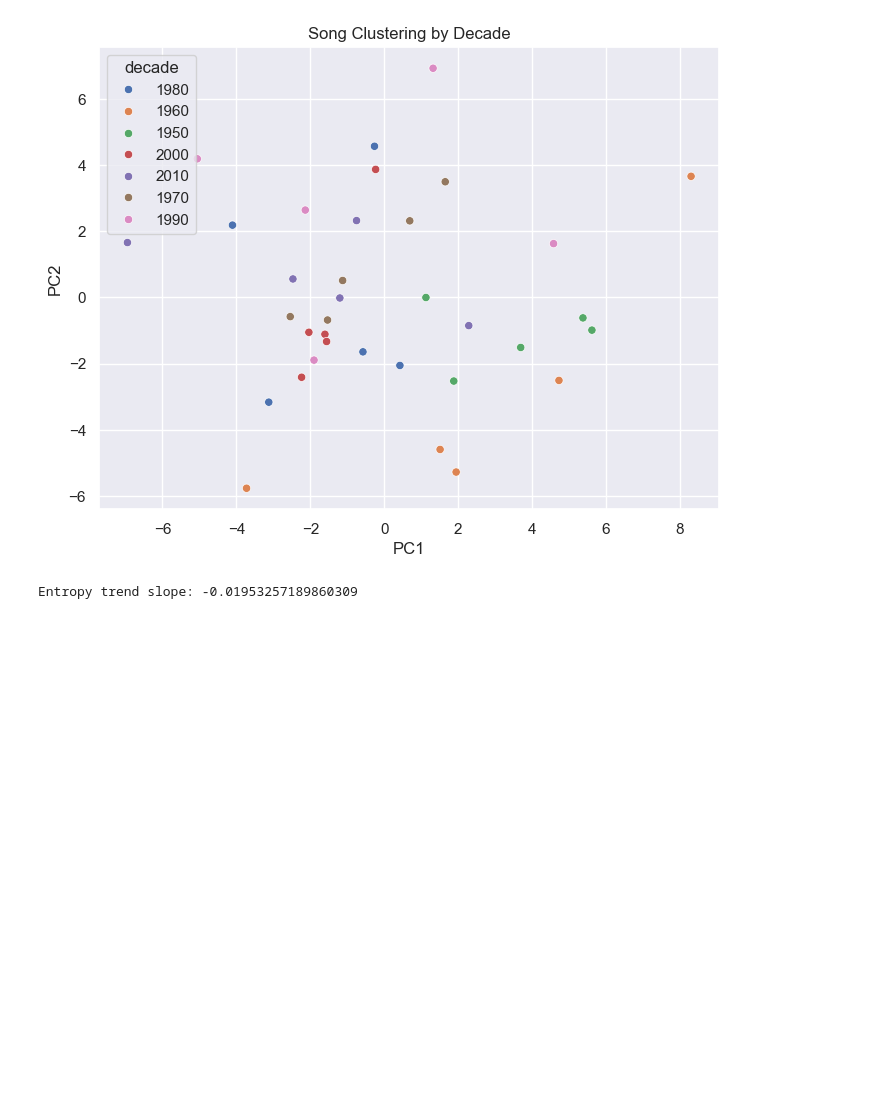
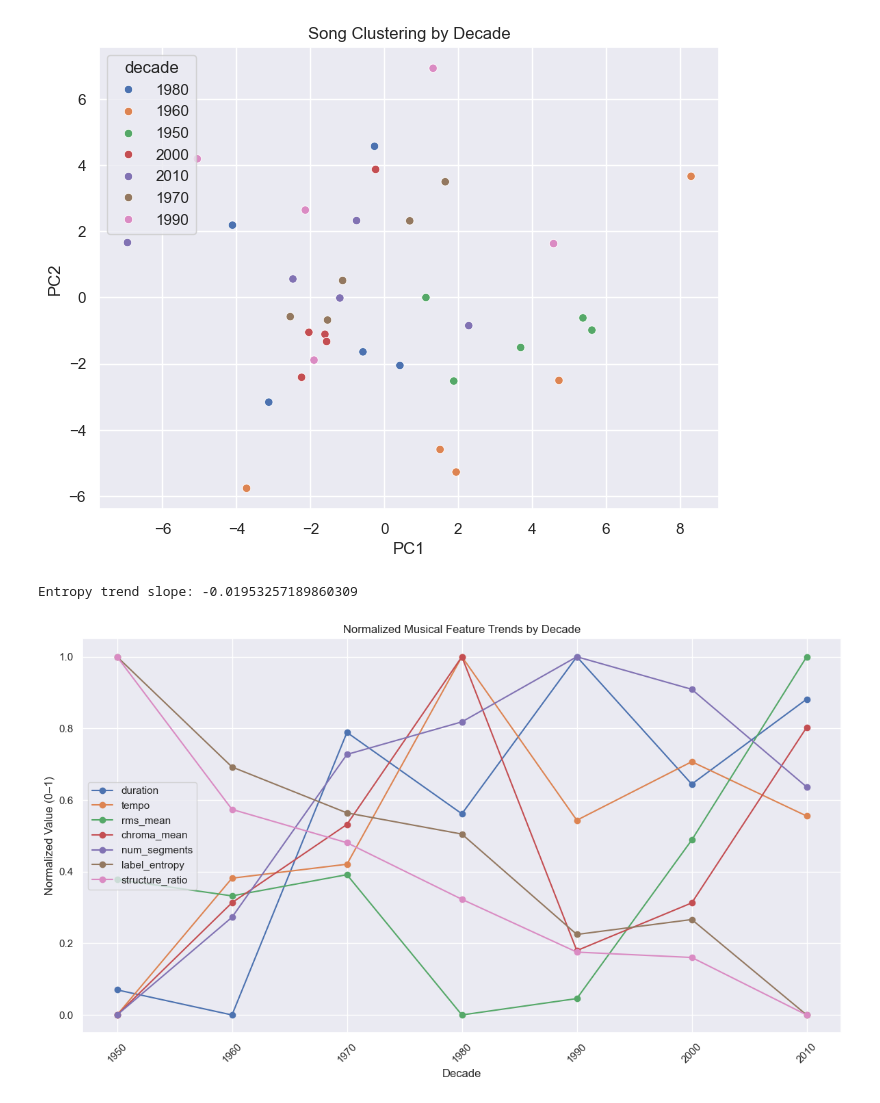
Before and after one commit to cbolson22/Top10SongSimilarity, a Jupyter notebook: decade_comparison.ipynb, the cells around one changed output. Saved outputs shown, nothing was run; the diff lists cells and outputs as text; code cells hidden in the pictures; blank space fills up the shorter version.

Commit message:
More decade comparison

```diff
--- a/decade_comparison.ipynb
+++ b/decade_comparison.ipynb
@@ -172,3 +171,47 @@ model = LinearRegression().fit(X,y)
 print("Entropy trend slope:", model.coef_[0])
 # %% [output]
 Entropy trend slope: -0.01953257189860309
+# %%
+from sklearn.preprocessing import MinMaxScaler
+
+features_to_plot = [
+    "duration",
+    "tempo",
+    "rms_mean",
+    "chroma_mean",
+    "num_segments",
+    "label_entropy",
+    "structure_ratio"
+]
+
+# Normalize to 0–1 for fair comparison
+scaler = MinMaxScaler()
+scaled_values = scaler.fit_transform(df_decade[features_to_plot])
+
+scaled_df = pd.DataFrame(
+    scaled_values,
+    columns=features_to_plot
+)
+
+scaled_df["decade"] = df_decade["decade"]
+
+# Plot
+plt.figure(figsize=(12,7))
+
+for feature in features_to_plot:
+    plt.plot(
+        scaled_df["decade"],
+        scaled_df[feature],
+        marker="o",
+        label=feature
+    )
+
+plt.title("Normalized Musical Feature Trends by Decade")
+plt.xlabel("Decade")
+plt.ylabel("Normalized Value (0–1)")
+plt.legend()
+plt.xticks(rotation=45)
+plt.tight_layout()
+plt.show()
+# %% [output]
+[figure, added]
```
Also changed, not shown: parts of 1 cell of this notebook.
